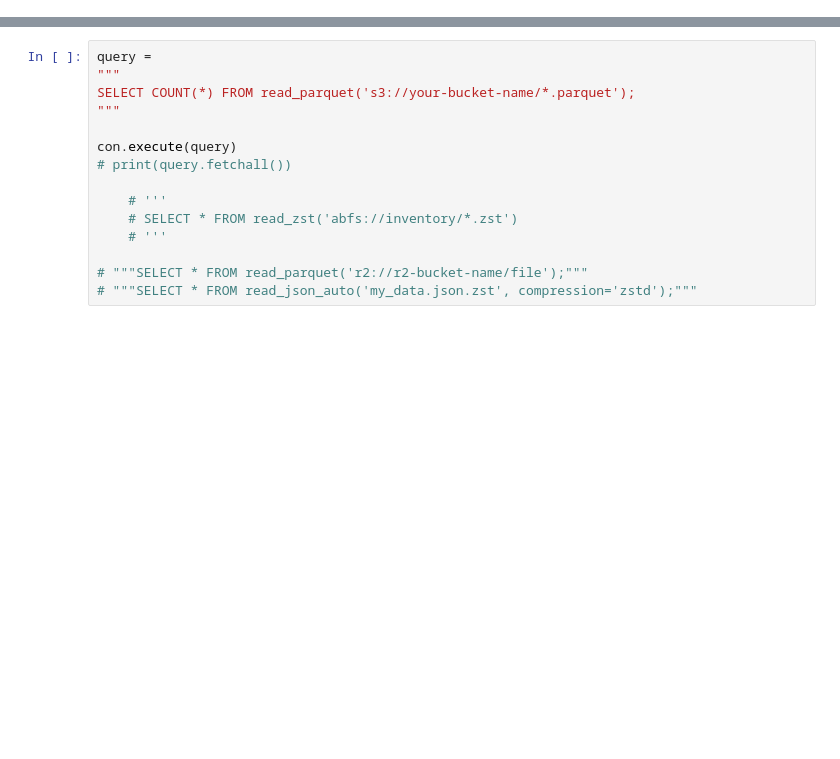
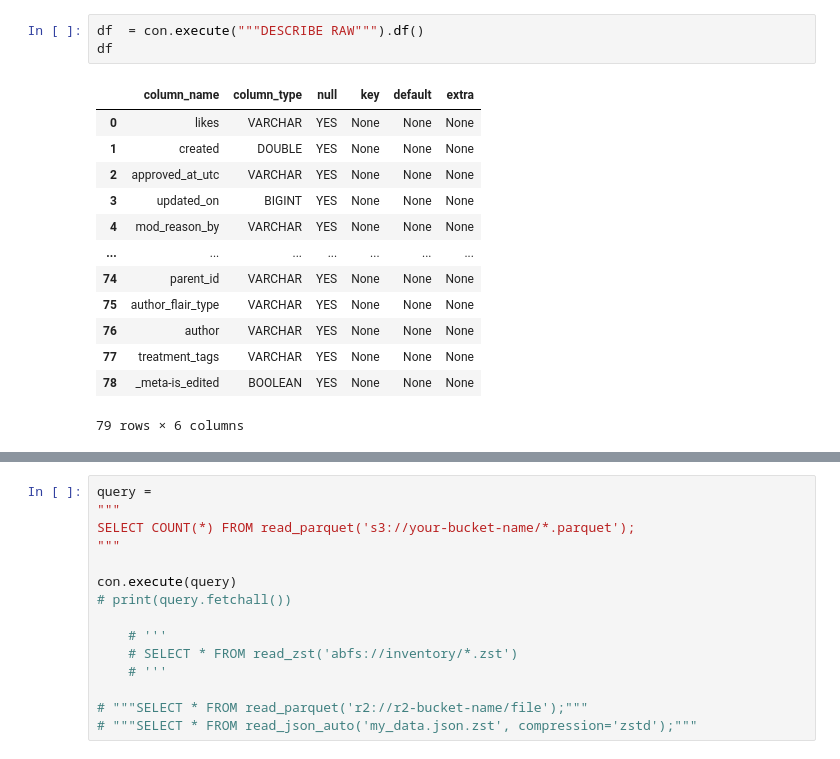
Before and after one commit to wwh9345/social-data-lakehouse-starter, a Jupyter notebook: src/notebooks/EDA.ipynb, the cells around one changed output, grey strips where cells are left out. Saved outputs shown, nothing was run; the diff lists cells and outputs as text; blank space fills up the shorter version.

```diff
--- a/src/notebooks/EDA.ipynb
+++ b/src/notebooks/EDA.ipynb
@@ -88,0 +125,17 @@ HTTPException: HTTP Error: HTTP GET error on 'https://b56d9b394bfd8d8dfdb99fd809
+# %%
+df  = con.execute("""DESCRIBE RAW""").df()
+df
+# %% [output]
+|  | column_name | column_type | null | key | default | extra |
+| 0 | likes | VARCHAR | YES | None | None | None |
+| 1 | created | DOUBLE | YES | None | None | None |
+| 2 | approved_at_utc | VARCHAR | YES | None | None | None |
+| 3 | updated_on | BIGINT | YES | None | None | None |
+| 4 | mod_reason_by | VARCHAR | YES | None | None | None |
+| ... | ... | ... | ... | ... | ... | ... |
+| 74 | parent_id | VARCHAR | YES | None | None | None |
+| 75 | author_flair_type | VARCHAR | YES | None | None | None |
+| 76 | author | VARCHAR | YES | None | None | None |
+| 77 | treatment_tags | VARCHAR | YES | None | None | None |
+| 78 | _meta-is_edited | BOOLEAN | YES | None | None | None |
+79 rows × 6 columns
```
Also changed, not shown: parts of 15 cells of this notebook, 1 other file.
